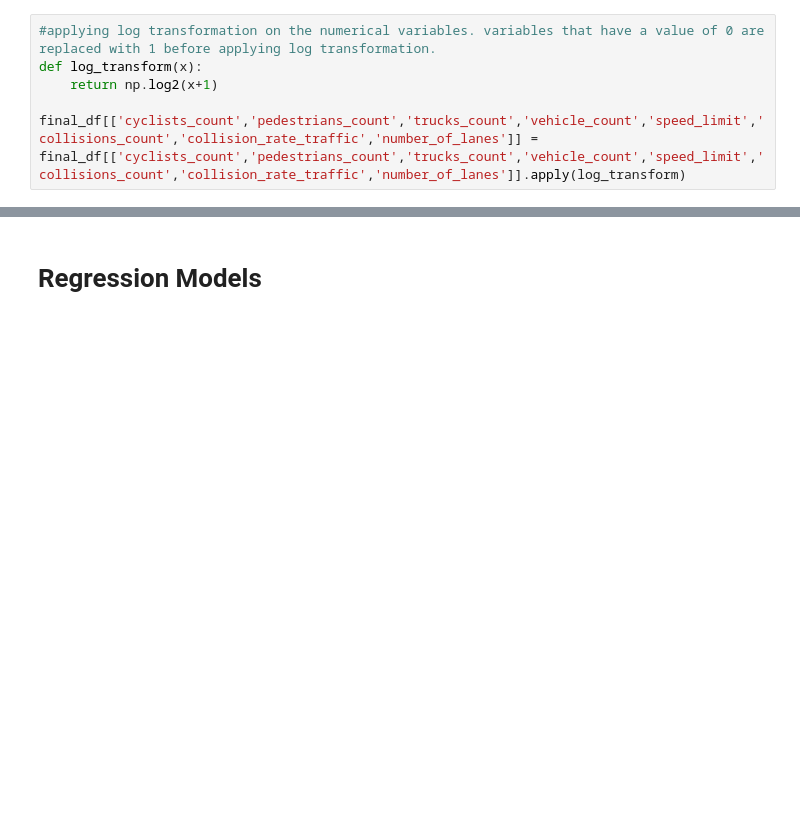
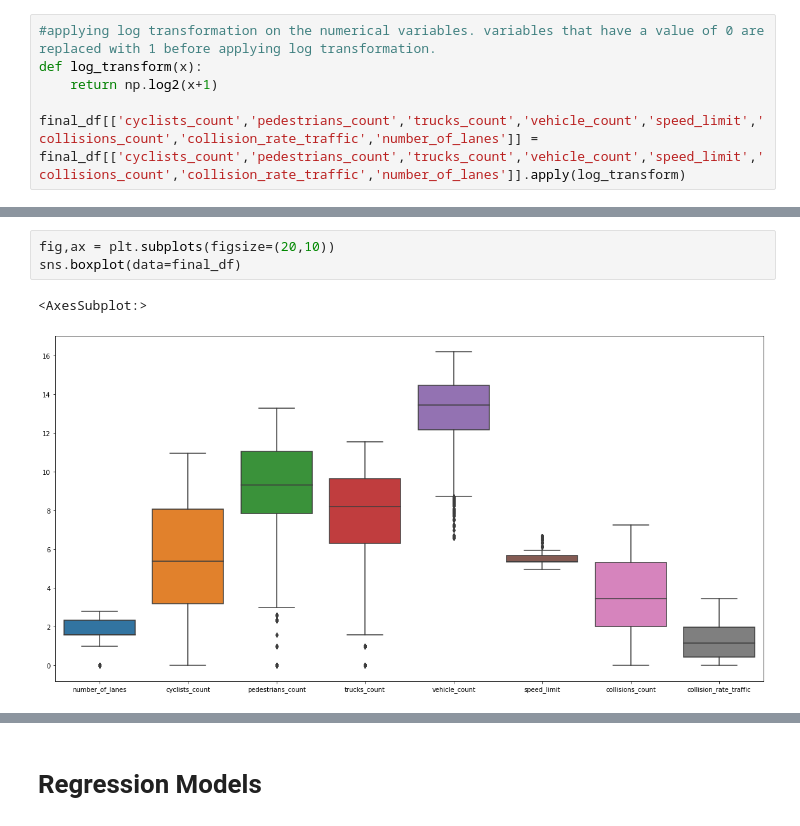
Before and after one commit to rakeenahmed/toronto-ksi, a Jupyter notebook: Modeling/Final_Modeling.ipynb, the cells around one changed output, grey strips where cells are left out. Cells and saved outputs as stored; diff of their text form; blank space fills up the shorter version.

```diff
--- a/Modeling/Final_Modeling.ipynb
+++ b/Modeling/Final_Modeling.ipynb
@@ -316,0 +376,6 @@ final_df[['cyclists_count','pedestrians_count','trucks_count','vehicle_count','s
+# %%
+fig,ax = plt.subplots(figsize=(20,10))
+sns.boxplot(data=final_df)
+# %% [output]
+<AxesSubplot:>
+[figure, added]
```
Also changed, not shown: parts of 19 cells of this notebook, 7 other files.
